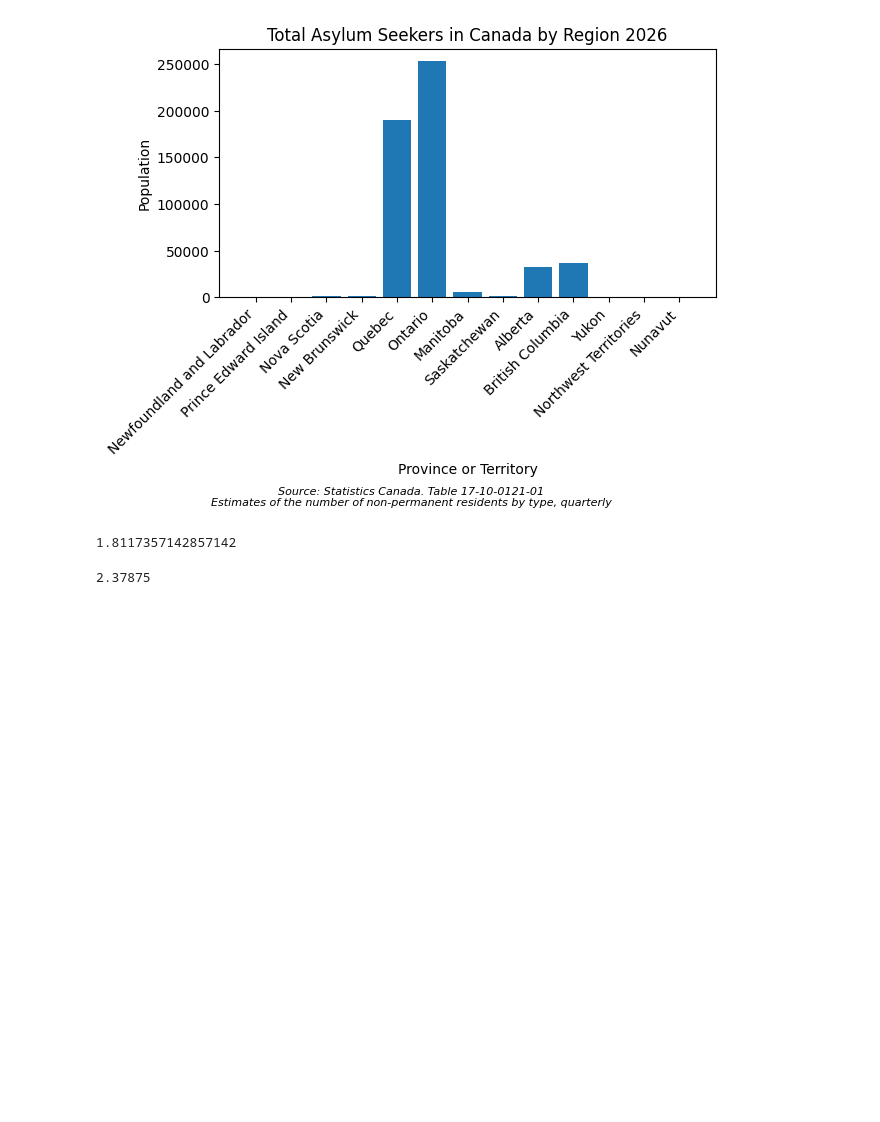
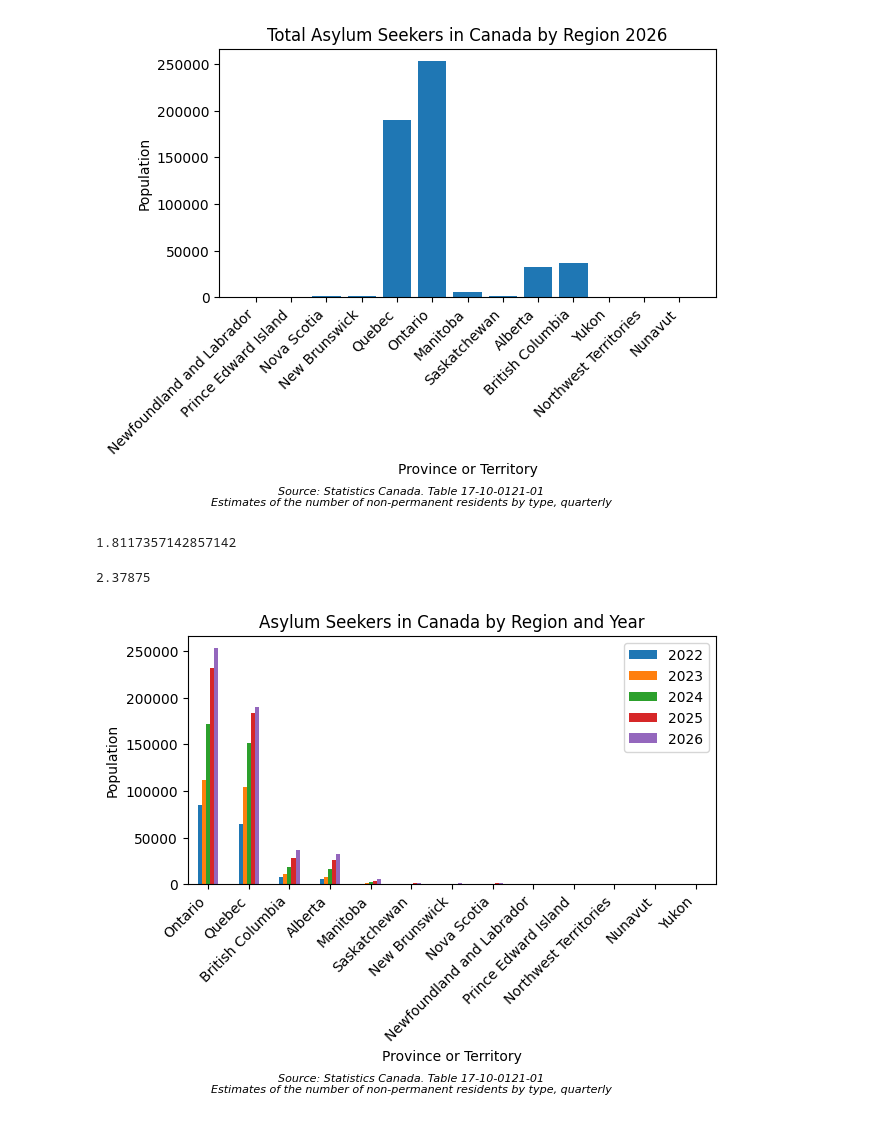
Before and after one commit to yrmo/gcinfo, a Jupyter notebook: non-permanent-asylum-province-2021-present.ipynb, the cells around one changed output. Drawn from its saved outputs; the diff is of its cells as text; code cells hidden in the pictures; blank space fills up the shorter version.

Commit message:
Add plot of aslyum seekers by region by year

```diff
--- a/non-permanent-asylum-province-2021-present.ipynb
+++ b/non-permanent-asylum-province-2021-present.ipynb
@@ -137,3 +137,53 @@ plt.show()
 (190300 / 8000000) * 100
 # %% [output]
 2.37875
+# %%
+df_asylum = df_region[
+    df_region["Non-permanent resident types"]
+    == "Total, asylum claimants, protected persons and related groups"
+].copy()
+
+df_asylum_apr = df_asylum[df_asylum["REF_DATE"].str.endswith("-04")].copy()
+df_asylum_apr["YEAR"] = df_asylum_apr["REF_DATE"].str[:4]
+
+geo_order = (
+    df_asylum_apr[df_asylum_apr["YEAR"] == "2026"]
+    .sort_values("VALUE", ascending=False)["GEO"]
+    .tolist()
+)
+
+pivot = (
+    df_asylum_apr.pivot(index="GEO", columns="YEAR", values="VALUE")
+    .reindex(geo_order)
+)
+
+fig, ax = plt.subplots()
+
+pivot.plot(kind="bar", ax=ax, legend=False)
+
+ax.set_title("Asylum Seekers in Canada by Region and Year")
+ax.set_xlabel("Province or Territory")
+ax.set_ylabel("Population")
+
+ax.legend(
+    title=None,
+    loc="upper right",
+    frameon=True,
+)
+
+plt.xticks(rotation=45, ha="right")
+plt.subplots_adjust(bottom=0.3)
+
+plt.figtext(
+    0.5,
+    -0.03,
+    "Source: Statistics Canada. Table 17-10-0121-01\nEstimates of the number of non-permanent residents by type, quarterly",
+    ha="center",
+    fontsize=8,
+    style="italic",
+)
+
+plt.tight_layout()
+plt.show()
+# %% [output]
+[figure, added]
```
